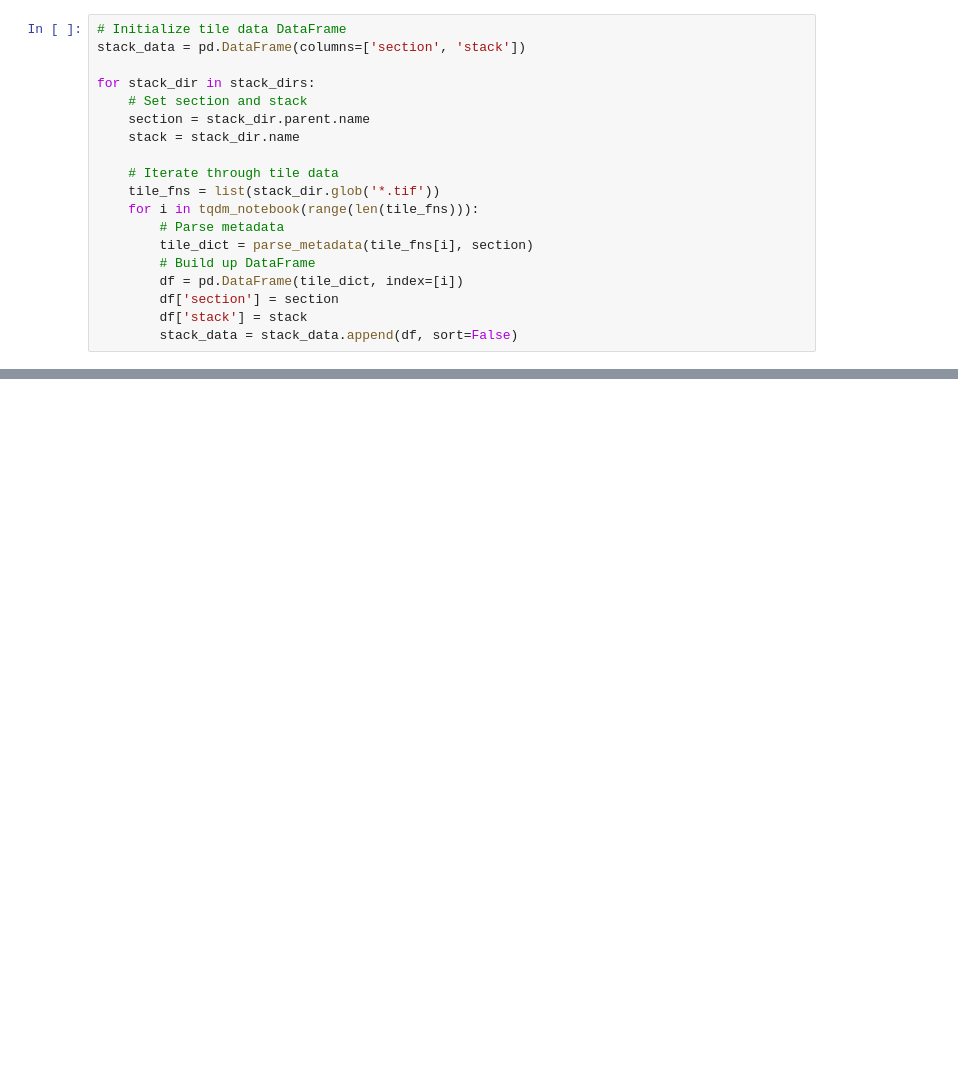
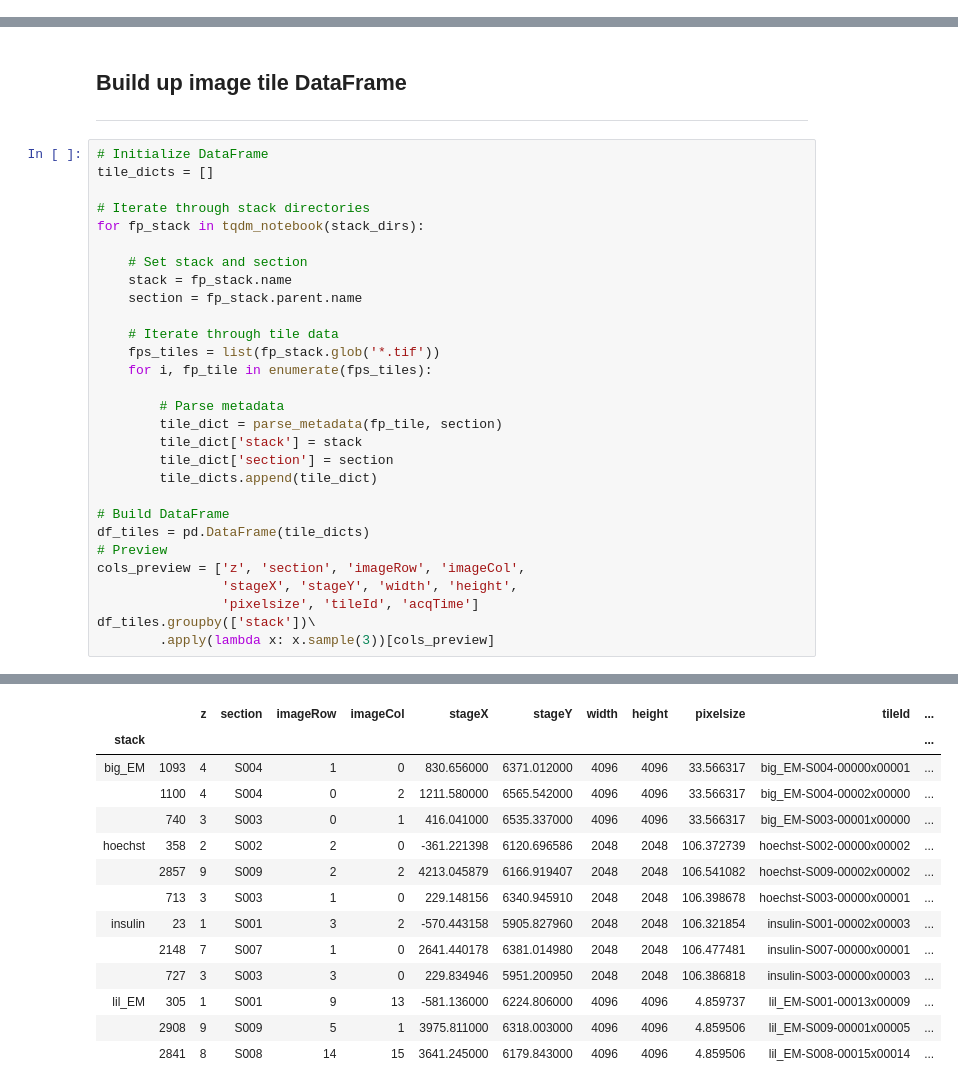
Before and after one commit to hoogenboom-group/iCAT-workflow, a Jupyter notebook: notebooks/iCAT-import.ipynb, the cells around one changed output, grey strips where cells are left out. Saved outputs shown, nothing was run; the diff lists cells and outputs as text; blank space fills up the shorter version.

Commit message:
Overhaul of notebooks
Former-commit-id: c551588877ff584bf5c3e3abc630745a493362b5

```diff
--- a/notebooks/iCAT-import.ipynb
+++ b/notebooks/iCAT-import.ipynb
@@ -133,19 +0,0 @@ stacks..... ['big_EM', 'hoechst', 'lil_EM']
-# %%
-# Initialize tile data DataFrame
-stack_data = pd.DataFrame(columns=['section', 'stack'])
-
-for stack_dir in stack_dirs:
-    # Set section and stack
-    section = stack_dir.parent.name
-    stack = stack_dir.name
-
-    # Iterate through tile data
-    tile_fns = list(stack_dir.glob('*.tif'))
-    for i in tqdm_notebook(range(len(tile_fns))):
-        # Parse metadata
-        tile_dict = parse_metadata(tile_fns[i], section)
-        # Build up DataFrame
-        df = pd.DataFrame(tile_dict, index=[i])
-        df['section'] = section
-        df['stack'] = stack
-        stack_data = stack_data.append(df, sort=False)
@@ -618,0 +131,33 @@ for (z, section), layer in tqdm_notebook(stack_data.groupby(['z', 'section']), t
+# %% [markdown]
+## Build up image tile DataFrame
+---
+# %%
+# Initialize DataFrame
+tile_dicts = []
+
+# Iterate through stack directories
+for fp_stack in tqdm_notebook(stack_dirs):
+
+    # Set stack and section
+    stack = fp_stack.name
+    section = fp_stack.parent.name
+
+    # Iterate through tile data
+    fps_tiles = list(fp_stack.glob('*.tif'))
+    for i, fp_tile in enumerate(fps_tiles):
+
+        # Parse metadata
+        tile_dict = parse_metadata(fp_tile, section)
+        tile_dict['stack'] = stack
+        tile_dict['section'] = section
+        tile_dicts.append(tile_dict)
+
+# Build DataFrame
+df_tiles = pd.DataFrame(tile_dicts)
+# Preview
+cols_preview = ['z', 'section', 'imageRow', 'imageCol',
+                'stageX', 'stageY', 'width', 'height',
+                'pixelsize', 'tileId', 'acqTime']
+df_tiles.groupby(['stack'])\
+        .apply(lambda x: x.sample(3))[cols_preview]
+# %% [output]
@@ -618,0 +165,14 @@ for (z, section), layer in tqdm_notebook(stack_data.groupby(['z', 'section']), t
+|  |  | z | section | imageRow | imageCol | stageX | stageY | width | height | pixelsize | tileId | ... |
+| stack |  |  |  |  |  |  |  |  |  |  |  | ... |
+| big_EM | 1093 | 4 | S004 | 1 | 0 | 830.656000 | 6371.012000 | 4096 | 4096 | 33.566317 | big_EM-S004-00000x00001 | ... |
+|  | 1100 | 4 | S004 | 0 | 2 | 1211.580000 | 6565.542000 | 4096 | 4096 | 33.566317 | big_EM-S004-00002x00000 | ... |
+|  | 740 | 3 | S003 | 0 | 1 | 416.041000 | 6535.337000 | 4096 | 4096 | 33.566317 | big_EM-S003-00001x00000 | ... |
+| hoechst | 358 | 2 | S002 | 2 | 0 | -361.221398 | 6120.696586 | 2048 | 2048 | 106.372739 | hoechst-S002-00000x00002 | ... |
+|  | 2857 | 9 | S009 | 2 | 2 | 4213.045879 | 6166.919407 | 2048 | 2048 | 106.541082 | hoechst-S009-00002x00002 | ... |
+|  | 713 | 3 | S003 | 1 | 0 | 229.148156 | 6340.945910 | 2048 | 2048 | 106.398678 | hoechst-S003-00000x00001 | ... |
+| insulin | 23 | 1 | S001 | 3 | 2 | -570.443158 | 5905.827960 | 2048 | 2048 | 106.321854 | insulin-S001-00002x00003 | ... |
+|  | 2148 | 7 | S007 | 1 | 0 | 2641.440178 | 6381.014980 | 2048 | 2048 | 106.477481 | insulin-S007-00000x00001 | ... |
+|  | 727 | 3 | S003 | 3 | 0 | 229.834946 | 5951.200950 | 2048 | 2048 | 106.386818 | insulin-S003-00000x00003 | ... |
+| lil_EM | 305 | 1 | S001 | 9 | 13 | -581.136000 | 6224.806000 | 4096 | 4096 | 4.859737 | lil_EM-S001-00013x00009 | ... |
+|  | 2908 | 9 | S009 | 5 | 1 | 3975.811000 | 6318.003000 | 4096 | 4096 | 4.859506 | lil_EM-S009-00001x00005 | ... |
+|  | 2841 | 8 | S008 | 14 | 15 | 3641.245000 | 6179.843000 | 4096 | 4096 | 4.859506 | lil_EM-S008-00015x00014 | ... |
```
Also changed, not shown: parts of 62 cells of this notebook, 5 other files.
